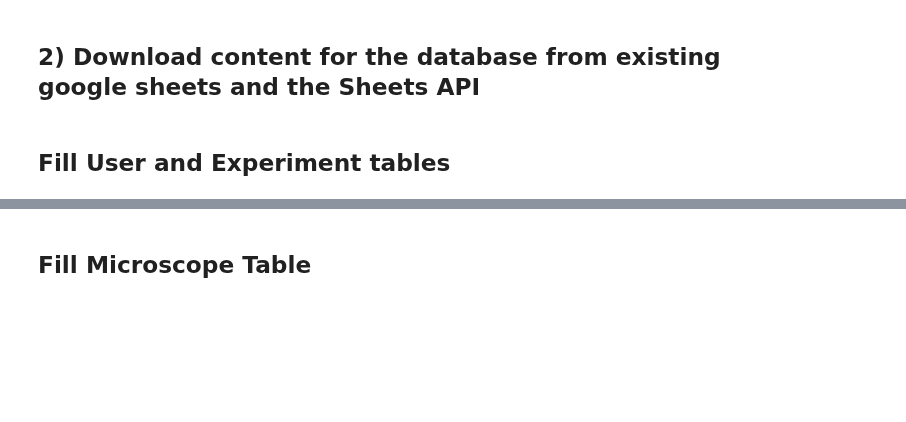
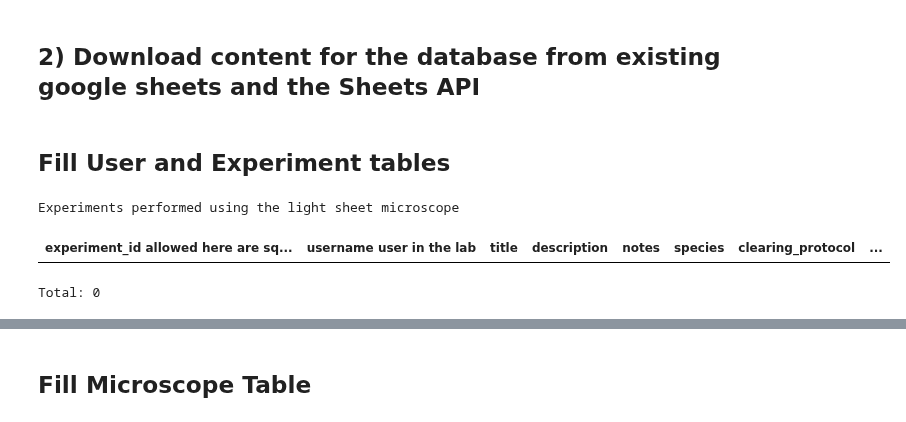
Before and after one commit to BrainCOGS/lightserv, a Jupyter notebook: notebooks/setup_datajoint.ipynb, the cells around one changed output, grey strips where cells are left out. Saved outputs shown, nothing was run; the diff lists cells and outputs as text; code cells hidden in the pictures; blank space fills up the shorter version.

```diff
--- a/notebooks/setup_datajoint.ipynb
+++ b/notebooks/setup_datajoint.ipynb
@@ -53,7 +53,7 @@ class Experiment(dj.Manual):
     description             :   varchar(250)
     notes = ""              :   varchar(1000)
     species                 :   varchar(50)
-    clearing_protocol       :   enum("iDISCO+_immuno","iDISCO abbreviated clearing","uDISCO","iDISCO+","iDISCO_EdU")
+    clearing_protocol       :   enum("iDISCO+_immuno","iDISCO abbreviated clearing","iDISCO abbreviated clearing (rat)","uDISCO","iDISCO_EdU")
     clearing_progress       :   enum("incomplete","complete")
     fluorophores            :   varchar(100)
     primary_antibody        :   varchar(100)
@@ -220,6 +208,12 @@ def fill_user_exp_tables():
 
         User().insert1(user_insert_dict,skip_duplicates=True)
         Experiment().insert1(exp_insert_dict)
+# %%
+Experiment()
+# %% [output]
+Experiments performed using the light sheet microscope
+| experiment_id allowed here are sq... | username user in the lab | title | description | notes | species | clearing_protocol | ... |
+Total: 0
 # %%
 fill_user_exp_tables()
 # %%
```
Also changed, not shown: parts of 26 cells of this notebook, 4 other files.
